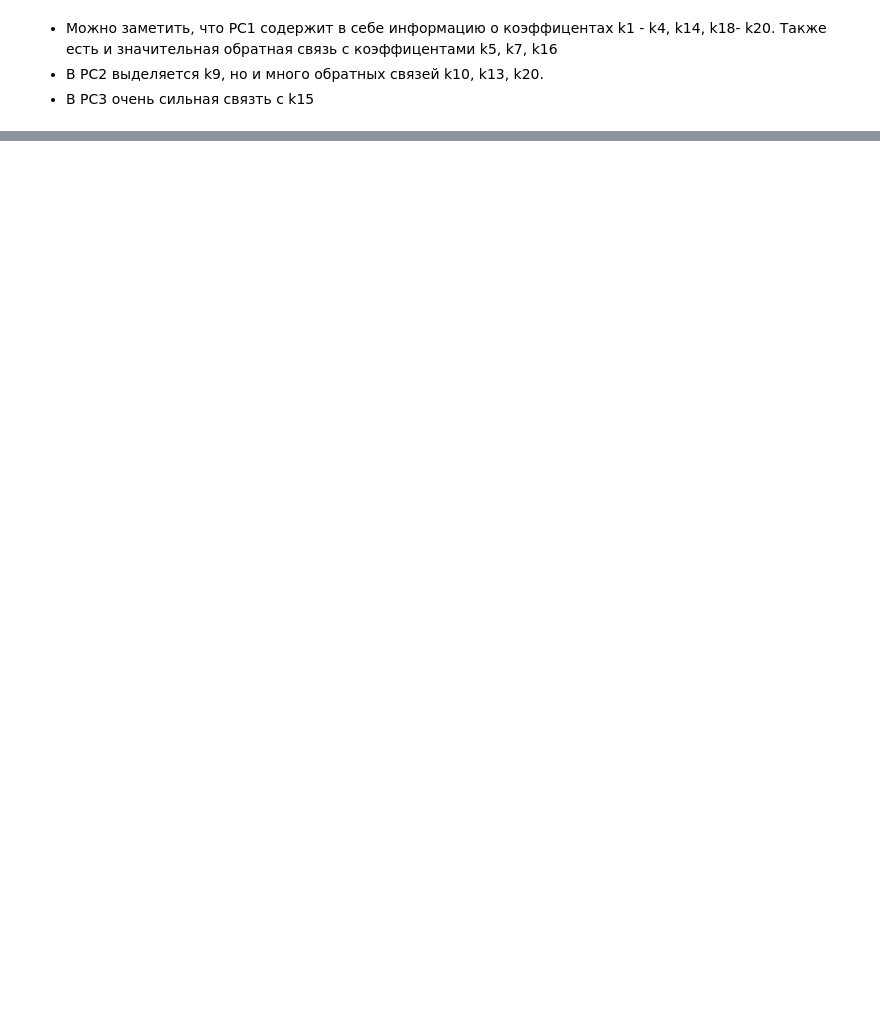
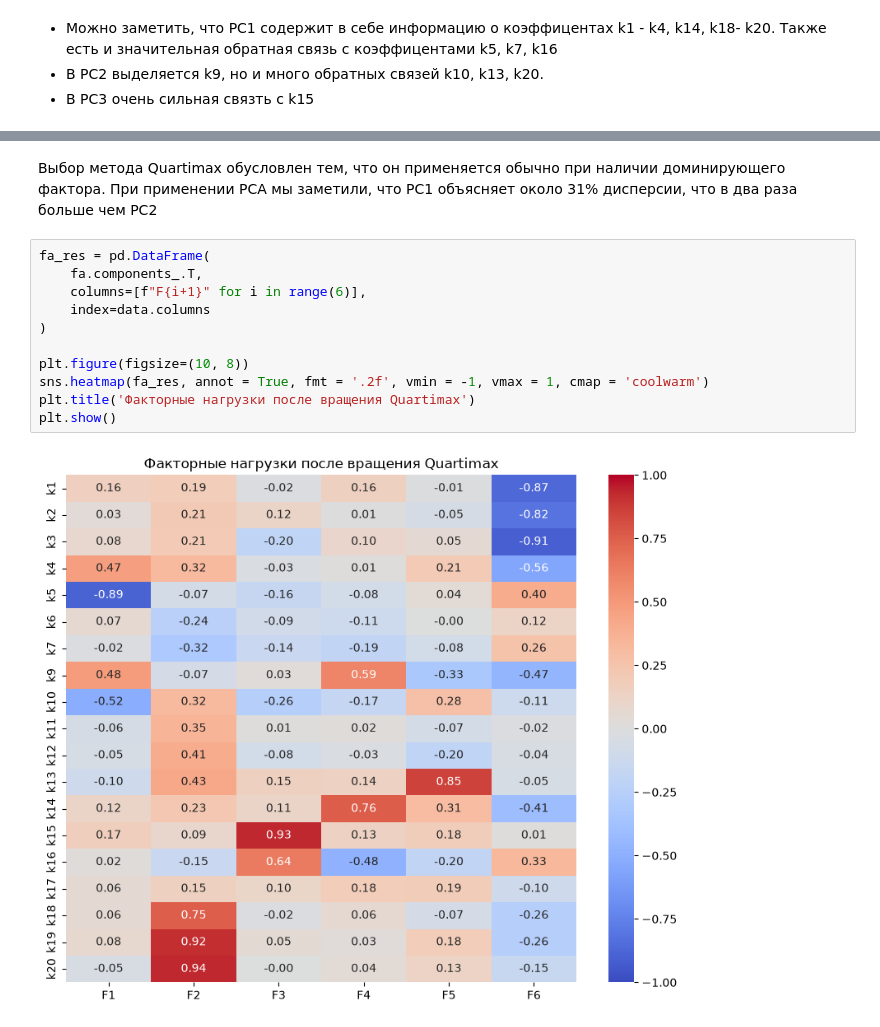
Before and after one commit to indzhrih/DAEFI, a Jupyter notebook: Lab2/factor_analysys.ipynb, the cells around one changed output, grey strips where cells are left out. Saved outputs shown, nothing was run; the diff lists cells and outputs as text; blank space fills up the shorter version.

```diff
--- a/Lab2/factor_analysys.ipynb
+++ b/Lab2/factor_analysys.ipynb
@@ -151,0 +168,15 @@ plt.show()
+# %% [markdown]
+Выбор метода Quartimax обусловлен тем, что он применяется обычно при наличии доминирующего фактора. При применении PCA мы заметили, что PC1 объясняет около 31% дисперсии, что в два раза больше чем PC2
+# %%
+fa_res = pd.DataFrame(
+    fa.components_.T,
+    columns=[f"F{i+1}" for i in range(6)],
+    index=data.columns
+)
+
+plt.figure(figsize=(10, 8))
+sns.heatmap(fa_res, annot = True, fmt = '.2f', vmin = -1, vmax = 1, cmap = 'coolwarm')
+plt.title('Факторные нагрузки после вращения Quartimax')
+plt.show()
+# %% [output]
+[figure, added]
```
Also changed, not shown: parts of 17 cells of this notebook.
